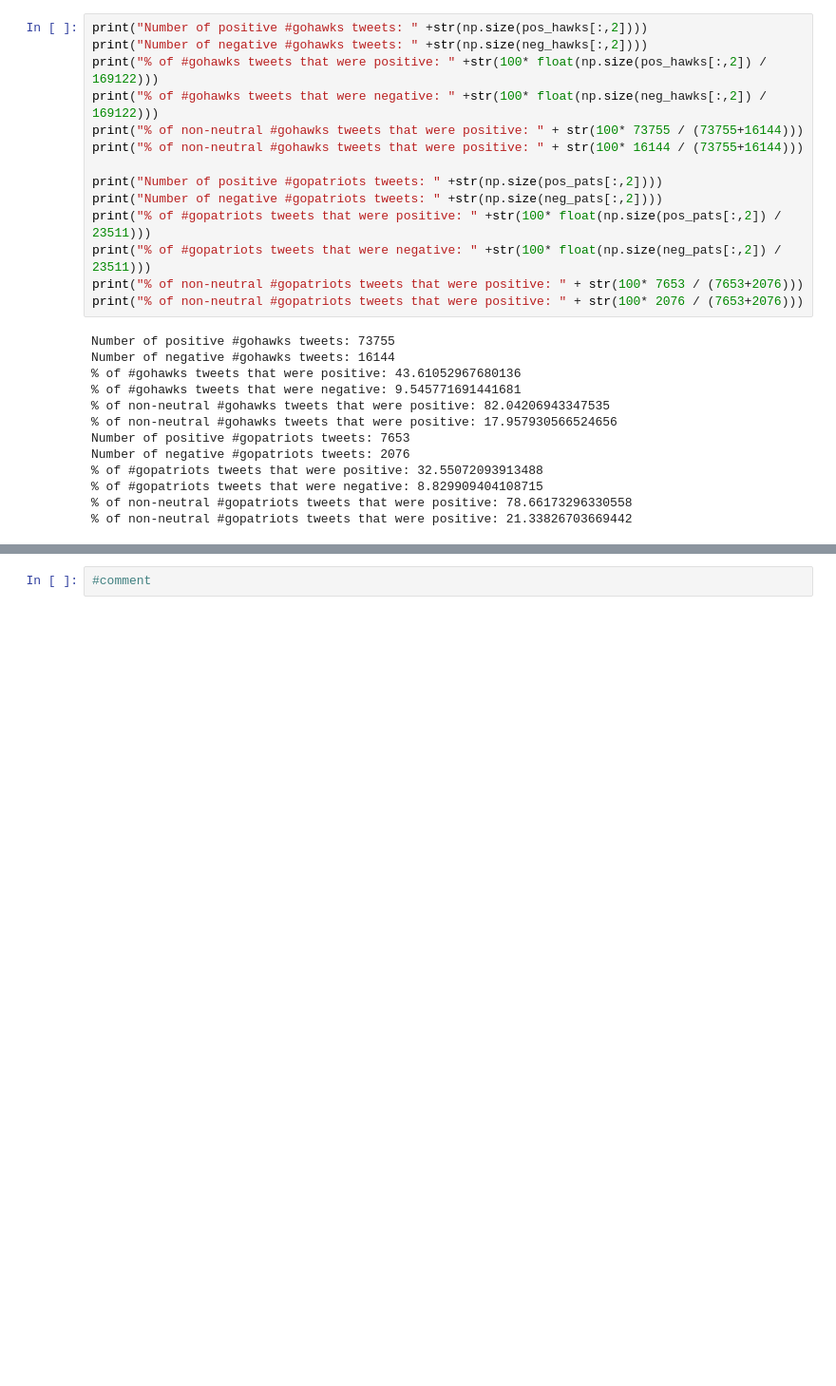
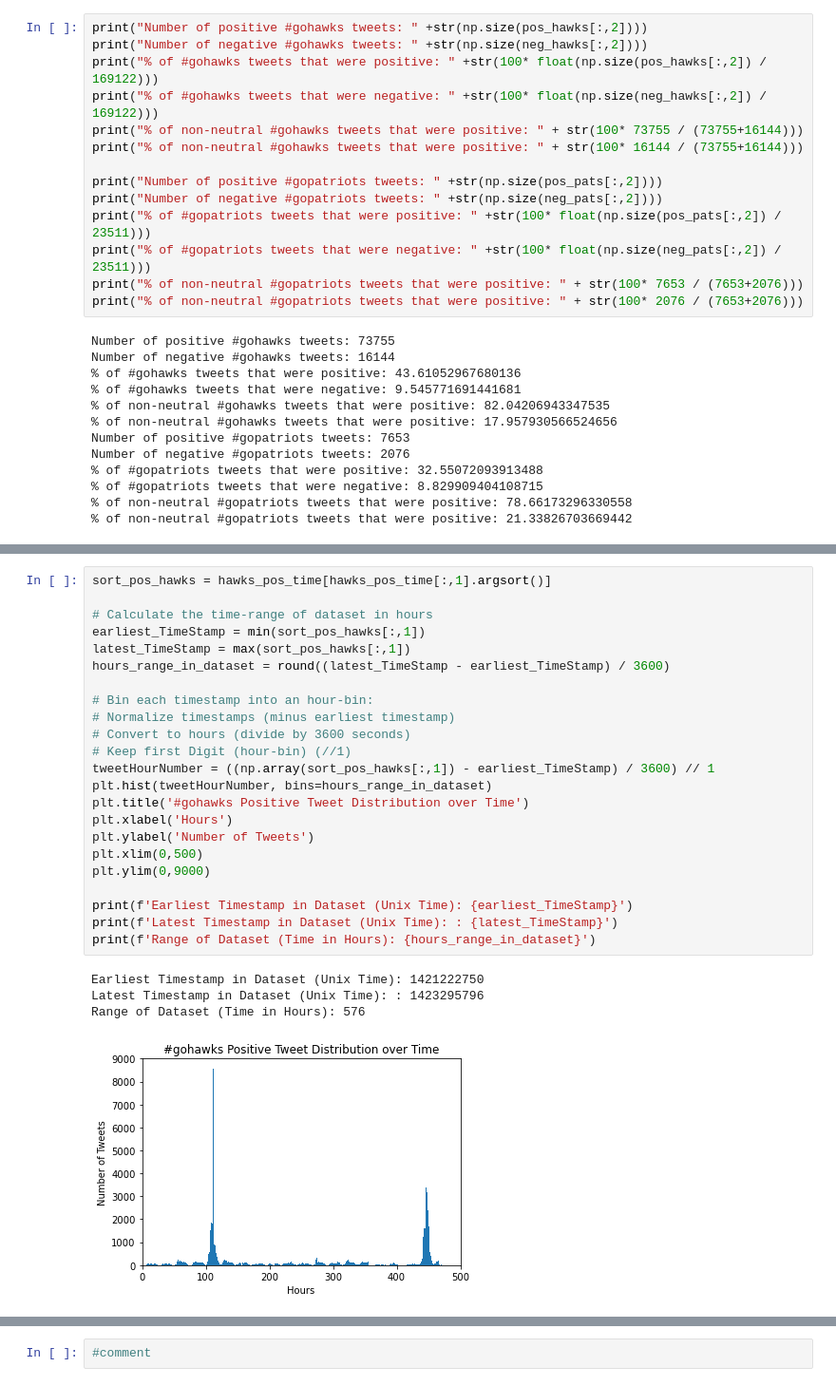
Before and after one commit to ryanch1/data-mining, a Jupyter notebook: Project 5 - create our own.ipynb, the cells around one changed output, grey strips where cells are left out. Shown: that part at 95% size. Drawn from its saved outputs; the diff is of its cells as text; blank space fills up the shorter version.

```diff
--- a/Project 5 - create our own.ipynb
+++ b/Project 5 - create our own.ipynb
@@ -573,0 +613,28 @@ Number of negative #gopatriots tweets: 2076
+# %%
+sort_pos_hawks = hawks_pos_time[hawks_pos_time[:,1].argsort()]
+
+# Calculate the time-range of dataset in hours
+earliest_TimeStamp = min(sort_pos_hawks[:,1])
+latest_TimeStamp = max(sort_pos_hawks[:,1])
+hours_range_in_dataset = round((latest_TimeStamp - earliest_TimeStamp) / 3600)
+
+# Bin each timestamp into an hour-bin:
+# Normalize timestamps (minus earliest timestamp)
+# Convert to hours (divide by 3600 seconds)
+# Keep first Digit (hour-bin) (//1)
+tweetHourNumber = ((np.array(sort_pos_hawks[:,1]) - earliest_TimeStamp) / 3600) // 1
+plt.hist(tweetHourNumber, bins=hours_range_in_dataset)
+plt.title('#gohawks Positive Tweet Distribution over Time')
+plt.xlabel('Hours')
+plt.ylabel('Number of Tweets')
+plt.xlim(0,500)
+plt.ylim(0,9000)
+
+print(f'Earliest Timestamp in Dataset (Unix Time): {earliest_TimeStamp}')
+print(f'Latest Timestamp in Dataset (Unix Time): : {latest_TimeStamp}')
+print(f'Range of Dataset (Time in Hours): {hours_range_in_dataset}')
+# %% [output]
+Earliest Timestamp in Dataset (Unix Time): 1421222750
+Latest Timestamp in Dataset (Unix Time): : 1423295796
+Range of Dataset (Time in Hours): 576
+[figure, added]
```
Also changed, not shown: parts of 9 cells of this notebook.
